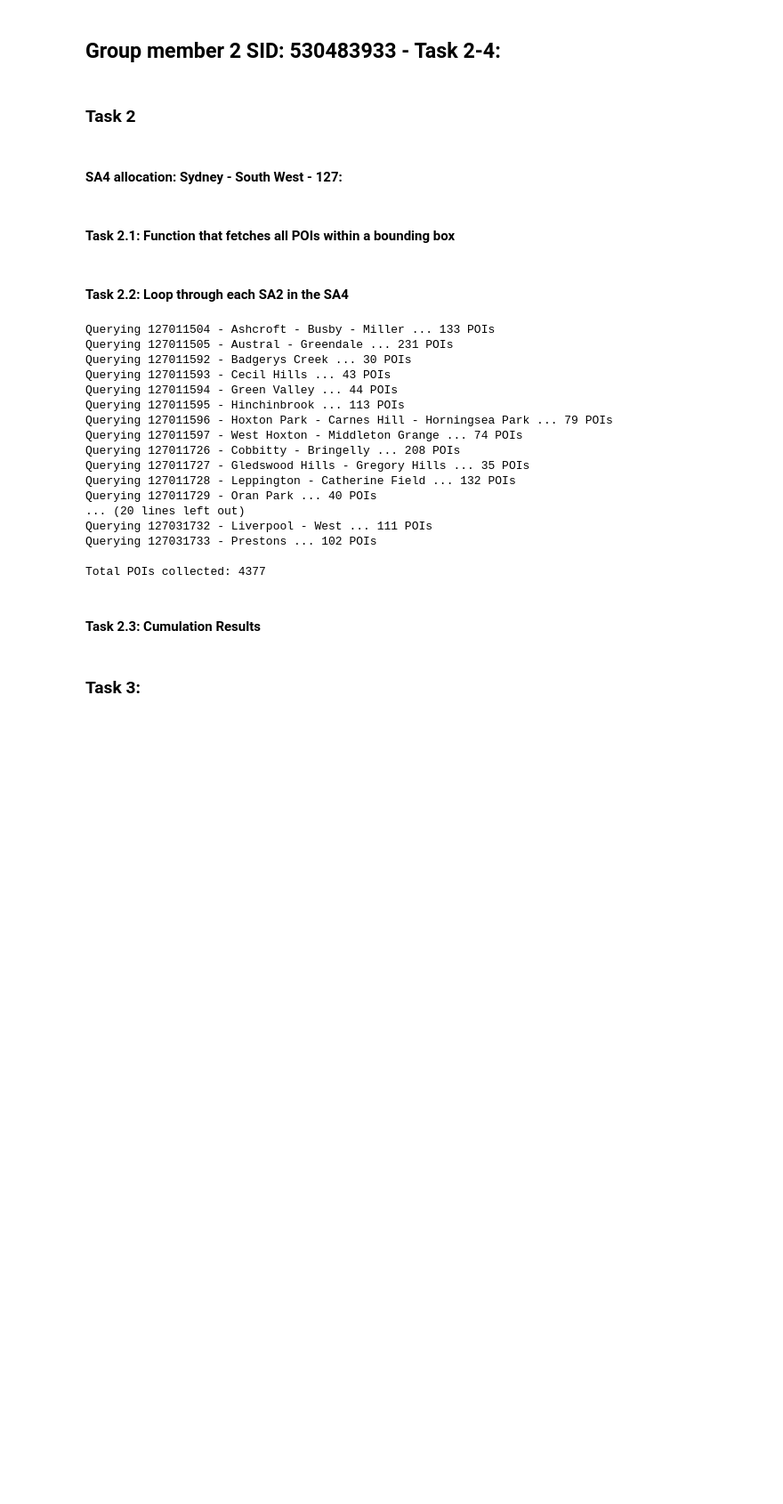
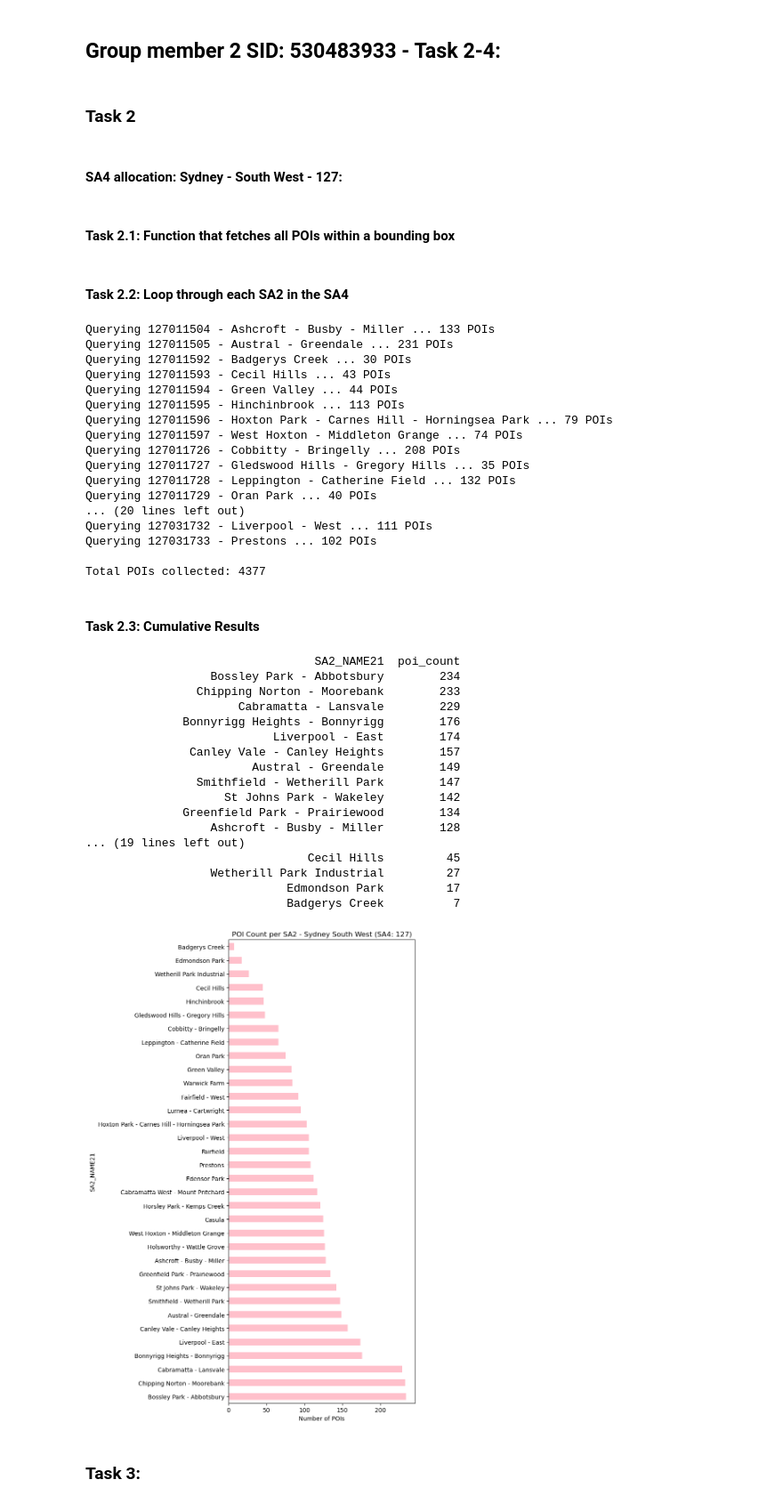
Before and after one commit to Rven66/DATA2001-Assignment_1, a Jupyter notebook: DATA2001-Assignment_1.ipynb, the cells around one changed output. Shown at 89% size. Cells and saved outputs as stored; diff of their text form; code cells hidden in the pictures; blank space fills up the shorter version.

Commit message:
2.3 cummulative results completed

```diff
--- a/DATA2001-Assignment_1.ipynb
+++ b/DATA2001-Assignment_1.ipynb
@@ -1212,7 +1212,7 @@ def get_pois_in_bbox(min_lat, min_lon, max_lat, max_lon, batch_size=1000):
     url = "https://maps.six.nsw.gov.au/arcgis/rest/services/public/NSW_POI/MapServer/0/query"
 
     #ArcGis geometry envelope: xmin, ymin, xmax, ymax
-    geometry = f"{min_lon}, {min_lat}, {max_lon}, {max_lat}"
+    geometry = f"{min_lon},{min_lat},{max_lon},{max_lat}"
 
     all_records = []
     offset = 0
@@ -1223,11 +1223,11 @@ def get_pois_in_bbox(min_lat, min_lon, max_lat, max_lon, batch_size=1000):
             "geometryType": "esriGeometryEnvelope",
             "inSR" : "4326",
             "spatialRel" : "esriSpatialRelIntersects",
-            "outfields" : "*",
+            "outFields" : "*",
             "returnGeometry" : "true",
             "f" : "json",
             "resultRecordCount" : batch_size,
-            "resultoffset" : offset,
+            "resultOffset" : offset,
         }
 
         r = requests.get(url, params=params, timeout=30)
@@ -1304,4 +1304,61 @@ Querying 127031733 - Prestons ... 102 POIs
 
 Total POIs collected: 4377
 # %% [markdown]
-#### Task 2.3: Cumulation Results
+#### Task 2.3: Cumulative Results
+# %%
+# Convert to GeoDataFrame
+poi_gdf2 = gpd.GeoDataFrame(
+    df_all_pois_area2,
+    geometry=gpd.points_from_xy(df_all_pois_area2["lon"], df_all_pois_area2["lat"]),
+    crs="EPSG:4326"
+)
+
+#Reproject both to the same CRS before joining
+poi_gdf2 = poi_gdf2.to_crs("EPSG:7844") #GDA2020 — matches the ABS shapefile
+sa2_join_area2 = sa2_my_area2.to_crs("EPSG:7844")
+
+#Spatial join, confirms each POI actually falls inside its SA2 polygon
+result_my_area2 = gpd.sjoin(
+    poi_gdf2,
+    sa2_join_area2[["SA2_CODE21", "SA2_NAME21", "geometry"]],
+    how="inner",
+    predicate="within"
+)
+
+#Drop the duplicates that might appear on SA2 boundaries
+result_my_area2 = result_my_area2.drop_duplicates(subset=["objectid", "sa2_code"])
+
+#Summary
+poi_counts2 = result_my_area2.groupby("SA2_NAME21").size().reset_index(name="poi_count")
+poi_counts2 = poi_counts2.sort_values("poi_count", ascending=False)
+print(poi_counts2.to_string(index=False))
+
+# Bar chart
+if len(poi_counts2) > 0:
+    poi_counts2.plot.barh(
+        x="SA2_NAME21", y="poi_count", legend=False,
+        figsize=(8, max(4, len(poi_counts2) * 0.35)), color="pink"
+    )
+    plt.title("POI Count per SA2 - Sydney South West (SA4: 127)")
+    plt.xlabel("Number of POIs")
+    plt.tight_layout()
+    plt.show()
+# %% [output]
+                                 SA2_NAME21  poi_count
+                  Bossley Park - Abbotsbury        234
+                Chipping Norton - Moorebank        233
+                      Cabramatta - Lansvale        229
+              Bonnyrigg Heights - Bonnyrigg        176
+                           Liverpool - East        174
+               Canley Vale - Canley Heights        157
+                        Austral - Greendale        149
+                Smithfield - Wetherill Park        147
+                    St Johns Park - Wakeley        142
+              Greenfield Park - Prairiewood        134
+                  Ashcroft - Busby - Miller        128
+... (19 lines left out)
+                                Cecil Hills         45
+                  Wetherill Park Industrial         27
+                             Edmondson Park         17
+                             Badgerys Creek          7
+[figure, added]
```
Also changed, not shown: parts of 2 cells of this notebook.
